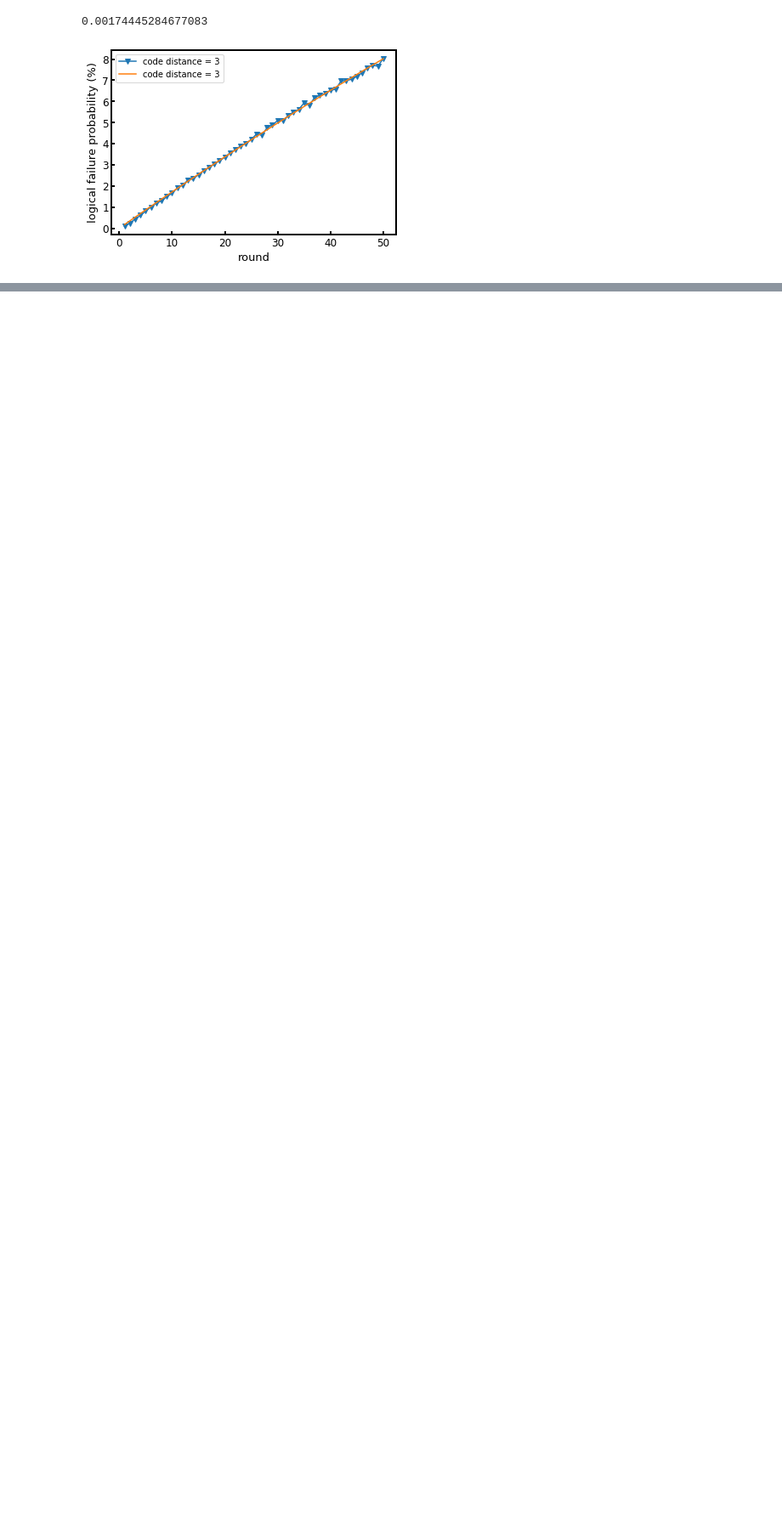
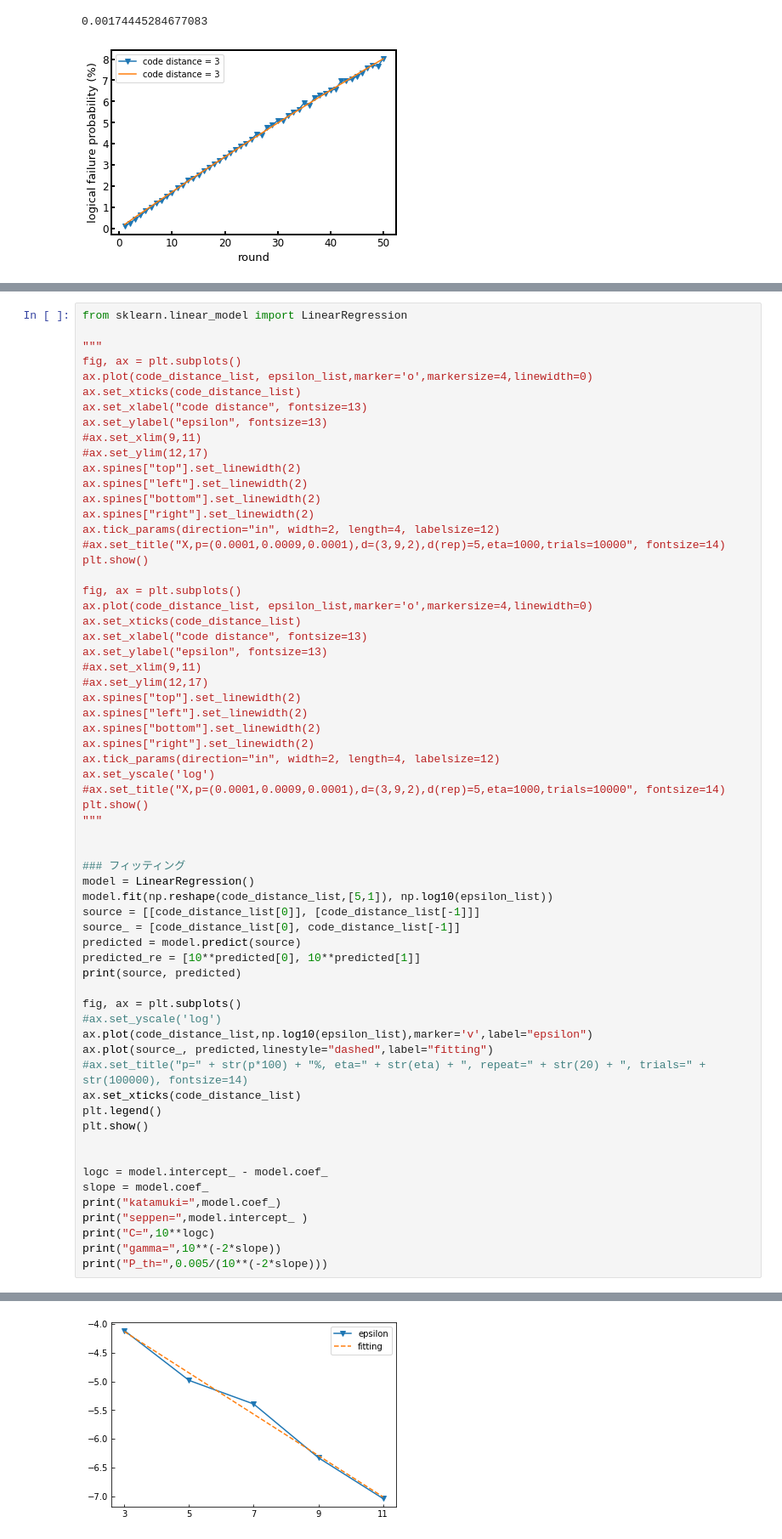
Before and after one commit to kono0924/Fujii-lab, a Jupyter notebook: repetition/csv_view_all.ipynb, the cells around one changed output, grey strips where cells are left out. Shown at 85% size. Cells and saved outputs as stored; diff of their text form; blank space fills up the shorter version.

```diff
--- a/repetition/csv_view_all.ipynb
+++ b/repetition/csv_view_all.ipynb
@@ -215,0 +181,64 @@ TypeError: 'numpy.ndarray' object is not callable
+# %%
+from sklearn.linear_model import LinearRegression
+
+"""
+fig, ax = plt.subplots()
+ax.plot(code_distance_list, epsilon_list,marker='o',markersize=4,linewidth=0)
+ax.set_xticks(code_distance_list)
+ax.set_xlabel("code distance", fontsize=13)
+ax.set_ylabel("epsilon", fontsize=13)
+#ax.set_xlim(9,11)
+#ax.set_ylim(12,17)
+ax.spines["top"].set_linewidth(2)
+ax.spines["left"].set_linewidth(2)
+ax.spines["bottom"].set_linewidth(2)
+ax.spines["right"].set_linewidth(2)
+ax.tick_params(direction="in", width=2, length=4, labelsize=12)
+#ax.set_title("X,p=(0.0001,0.0009,0.0001),d=(3,9,2),d(rep)=5,eta=1000,trials=10000", fontsize=14)
+plt.show()
+
+fig, ax = plt.subplots()
+ax.plot(code_distance_list, epsilon_list,marker='o',markersize=4,linewidth=0)
+ax.set_xticks(code_distance_list)
+ax.set_xlabel("code distance", fontsize=13)
+ax.set_ylabel("epsilon", fontsize=13)
+#ax.set_xlim(9,11)
+#ax.set_ylim(12,17)
+ax.spines["top"].set_linewidth(2)
+ax.spines["left"].set_linewidth(2)
+ax.spines["bottom"].set_linewidth(2)
+ax.spines["right"].set_linewidth(2)
+ax.tick_params(direction="in", width=2, length=4, labelsize=12)
+ax.set_yscale('log')
+#ax.set_title("X,p=(0.0001,0.0009,0.0001),d=(3,9,2),d(rep)=5,eta=1000,trials=10000", fontsize=14)
+plt.show()
+"""
+
+
+### フィッティング
+model = LinearRegression()
+model.fit(np.reshape(code_distance_list,[5,1]), np.log10(epsilon_list))
+source = [[code_distance_list[0]], [code_distance_list[-1]]]
+source_ = [code_distance_list[0], code_distance_list[-1]]
+predicted = model.predict(source)
+predicted_re = [10**predicted[0], 10**predicted[1]]
+print(source, predicted)
+
+fig, ax = plt.subplots()
+#ax.set_yscale('log')
+ax.plot(code_distance_list,np.log10(epsilon_list),marker='v',label="epsilon")
+ax.plot(source_, predicted,linestyle="dashed",label="fitting")
+#ax.set_title("p=" + str(p*100) + "%, eta=" + str(eta) + ", repeat=" + str(20) + ", trials=" + str(100000), fontsize=14)
+ax.set_xticks(code_distance_list)
+plt.legend()
+plt.show()
+
+
+logc = model.intercept_ - model.coef_
+slope = model.coef_
+print("katamuki=",model.coef_)
+print("seppen=",model.intercept_ )
+print("C=",10**logc)
+print("gamma=",10**(-2*slope))
+print("P_th=",0.005/(10**(-2*slope)))
+# %% [output]
@@ -215,0 +246 @@ TypeError: 'numpy.ndarray' object is not callable
+[figure, added]
```
Also changed, not shown: parts of 15 cells of this notebook, 5 other files.
